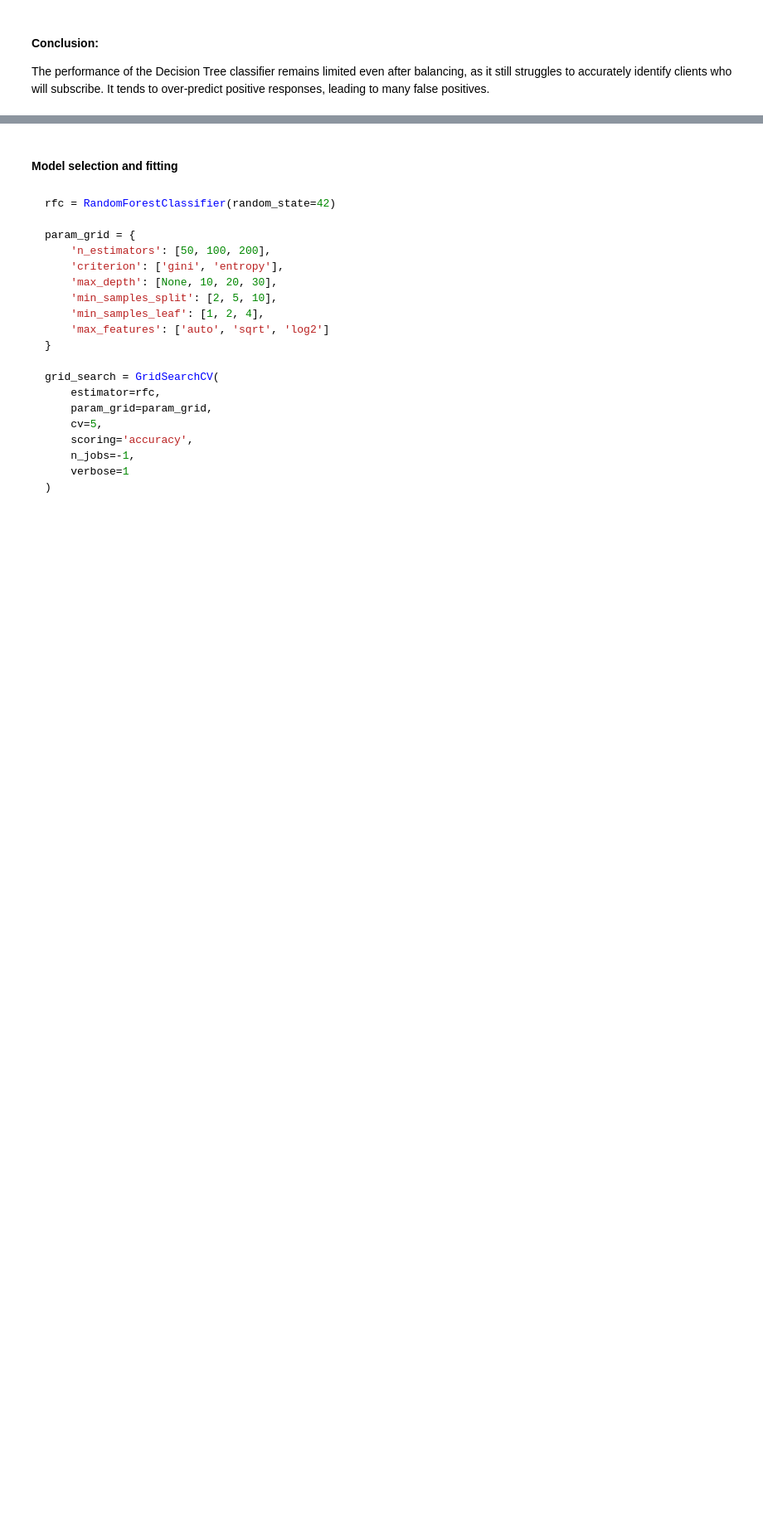
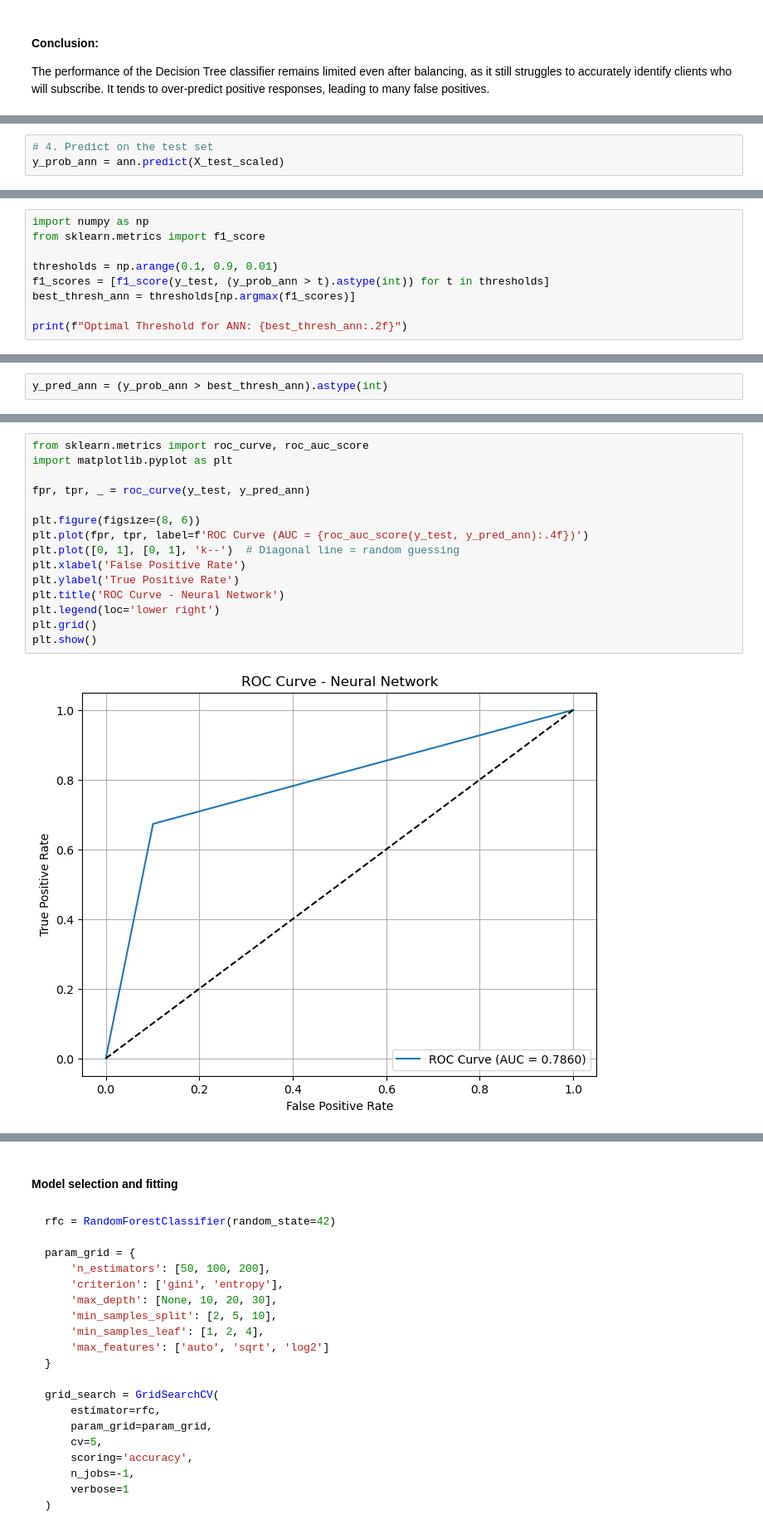
Before and after one commit to YXlh-64/ML-Workflow-Notebooks, a Jupyter notebook: preprocess.ipynb, the cells around one changed output, grey strips where cells are left out. Shown at 83% size. Saved outputs shown, nothing was run; the diff lists cells and outputs as text; blank space fills up the shorter version.

```diff
--- a/preprocess.ipynb
+++ b/preprocess.ipynb
@@ -398,0 +475,3 @@ The performance of the Decision Tree classifier remains limited even after balan
+# %%
+# 4. Predict on the test set
+y_prob_ann = ann.predict(X_test_scaled)
@@ -398,0 +482,9 @@ The performance of the Decision Tree classifier remains limited even after balan
+# %%
+import numpy as np
+from sklearn.metrics import f1_score
+
+thresholds = np.arange(0.1, 0.9, 0.01)
+f1_scores = [f1_score(y_test, (y_prob_ann > t).astype(int)) for t in thresholds]
+best_thresh_ann = thresholds[np.argmax(f1_scores)]
+
+print(f"Optimal Threshold for ANN: {best_thresh_ann:.2f}")
@@ -398,0 +493,2 @@ The performance of the Decision Tree classifier remains limited even after balan
+# %%
+y_pred_ann = (y_prob_ann > best_thresh_ann).astype(int)
@@ -398,0 +510,17 @@ The performance of the Decision Tree classifier remains limited even after balan
+# %%
+from sklearn.metrics import roc_curve, roc_auc_score
+import matplotlib.pyplot as plt
+
+fpr, tpr, _ = roc_curve(y_test, y_pred_ann)
+
+plt.figure(figsize=(8, 6))
+plt.plot(fpr, tpr, label=f'ROC Curve (AUC = {roc_auc_score(y_test, y_pred_ann):.4f})')
+plt.plot([0, 1], [0, 1], 'k--')  # Diagonal line = random guessing
+plt.xlabel('False Positive Rate')
+plt.ylabel('True Positive Rate')
+plt.title('ROC Curve - Neural Network')
+plt.legend(loc='lower right')
+plt.grid()
+plt.show()
+# %% [output]
+[figure, added]
```
Also changed, not shown: parts of 37 cells of this notebook, 4 other files.
